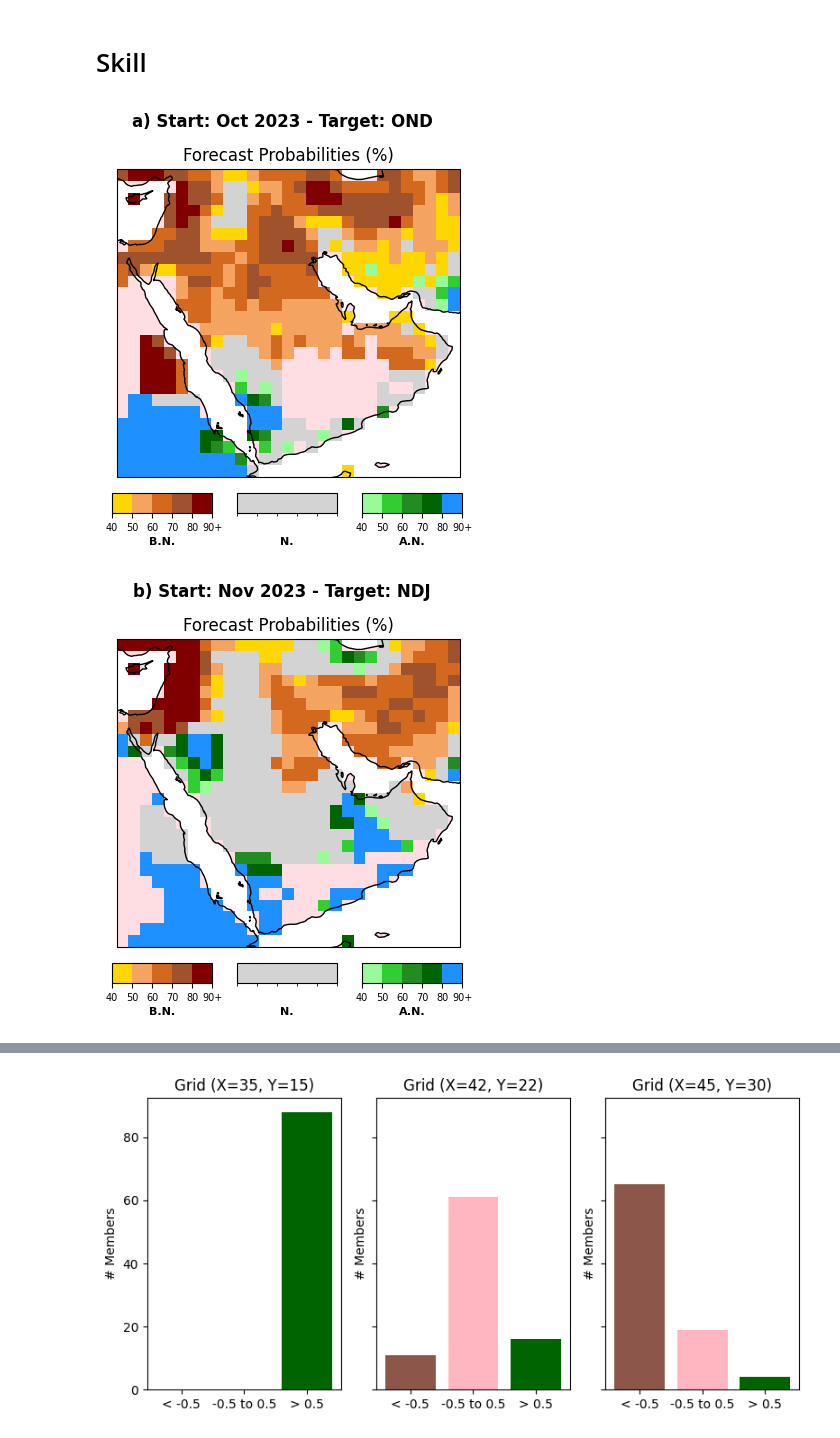
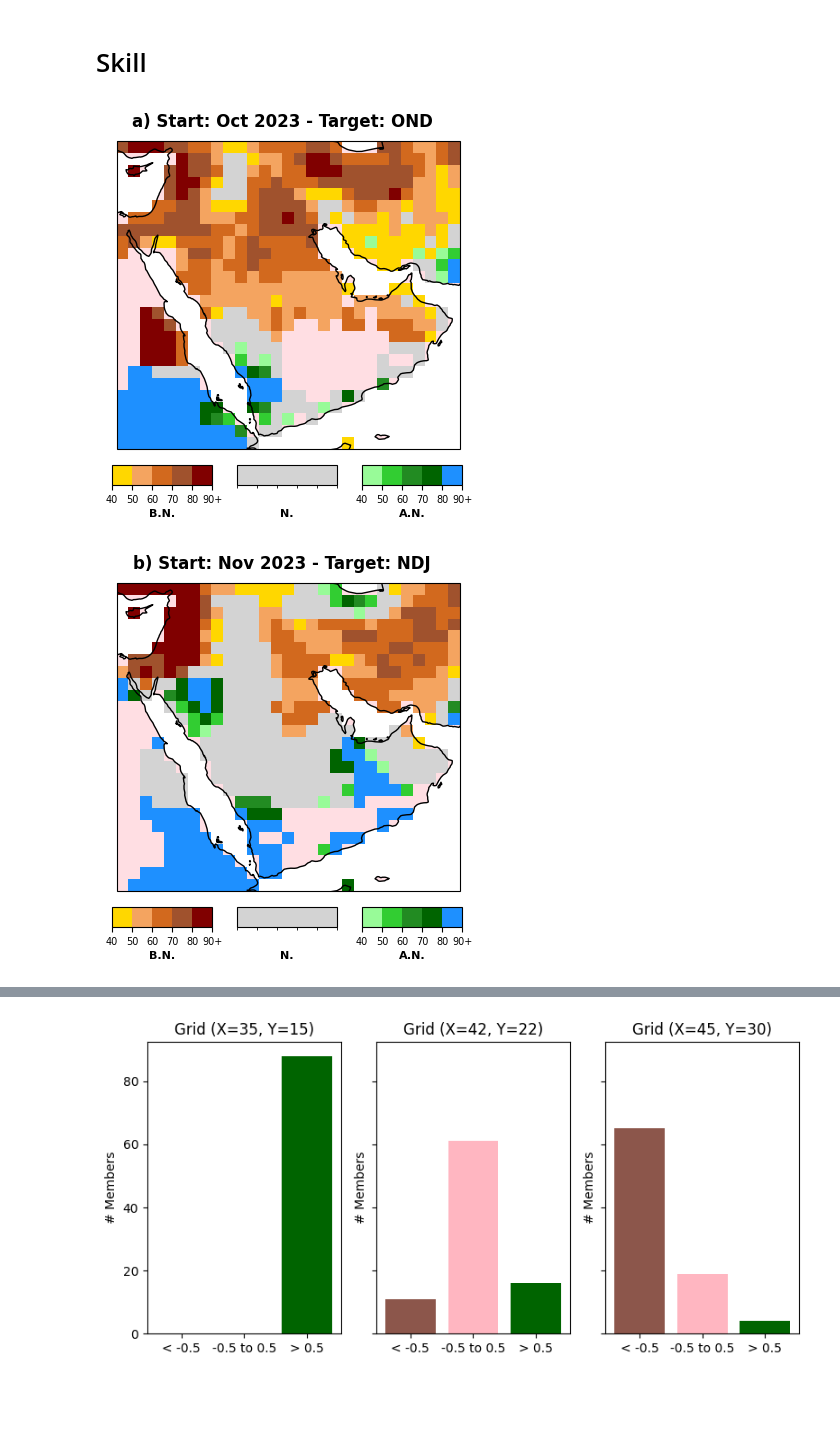
Before and after one commit to emileDesmaili/KAUSTgithub, a Jupyter notebook: SPI3_forecast_2324 PROBA.ipynb, the cells around one changed output, grey strips where cells are left out. Drawn from its saved outputs; the diff is of its cells as text; code cells hidden in the pictures; blank space fills up the shorter version.

Commit message:
plot updates

```diff
--- a/SPI3_forecast_2324 PROBA.ipynb
+++ b/SPI3_forecast_2324 PROBA.ipynb
@@ -386,7 +386,7 @@ Probabilistic forecast shape: (6, 1, 26, 29, 3)
 # %% [markdown]
 # Inspection
 # %%
-
+spi_all_members = xr.load_dataset('data/spi_fcast_all_nmme_members_2324.nc').spi
 spi_all_members.isel(S=4, L=0).sel(Y = 40, X = 30, method="nearest")
 # %% [output]
 <xarray.DataArray 'spi' (M: 88)> Size: 704B
@@ -406,3 +406,28 @@ array([ 2.01856616,  1.23944569,  2.61923336,  1.94917329,  1.60828944,
     L        float64 8B 2.5
     Y        float32 4B 37.0
     X        float32 4B 32.0
+# %%
+# 1. average over X and Y
+spi_members_mean = spi_all_members.mean(dim=['M'])
+
+# 2. convert to DataFrame for plotting
+# dims now: (M, S, L) → flatten L if needed or pick one lead
+df = spi_members_mean.to_dataframe(name="value").reset_index()
+
+# if you want to select one lead time, e.g. L=2.5
+df = df[df["L"] == 2.5]
+
+# 3. pivot for boxplotting
+# group by start date (S) and collect values across models (M)
+box_data = [grp["value"].values for _, grp in df.groupby("S")]
+
+# 4. plot
+fig, ax = plt.subplots(figsize=(5, 5))
+ax.boxplot(box_data, positions=range(len(box_data)))
+ax.set_xticks(range(len(box_data)))
+plt.axhline(y=0, color='k', linestyle='--')
+
+ax.set_xticklabels(['OND', 'NDJ', 'DJF', 'JFM', 'FMA', 'MAM'], fontsize=12, fontdict={'weight': 'bold'})
+ax.set_ylabel("SPI spatial distribution", fontsize=12, fontdict={'weight': 'bold'})
+plt.tight_layout()
+plt.show()
@@ -480,7 +507,6 @@ for start in spi_prob_forecast05['S'].values:
 
     ax.coastlines()
     ax.add_feature(cfeature.LAND, facecolor="lightpink", alpha=0.45)
-    ax.set_title("Forecast Probabilities (%)")
 
     # --- Discrete colorbars (bottom, same placement as before) ---
     cbar_width = 0.2
@@ -503,34 +529,34 @@ for start in spi_prob_forecast05['S'].values:
         else:
             cb = fig.colorbar(
                 im, cax=cax, orientation="horizontal",
                 boundaries=bounds, spacing="uniform", ticks=bounds
             )
             cb.set_ticklabels(["40", "50", "60", "70", "80", "90+"])
             cb.ax.tick_params(labelsize=7)
 
         # add category label under each bar
         x_center = x_start + i*(cbar_width + x_gap) + cbar_width/2
         fig.text(x_center, y_start - 0.06, labels_bottom[i],
                  fontsize=8, fontweight='bold', ha='center', va='top')
 
     # --- Title ---
     plt.suptitle(
         f"{label} Start: {pd.to_datetime(start).strftime('%b %Y')} - Target: {target_season}",
-        fontweight='bold', y=1.02
+        fontweight='bold', y=0.95
     )
 
     #add grid latitude and longitude lines but small fonts
     #gl = ax.gridlines(draw_labels=True)
     #gl.xlabels_top = False
     #l.ylabels_left = False
     #gl.xlabel_style = {'size': 8}
     #gl.ylabel_style = {'size': 8}
 
     plt.savefig(
         f"figures/forecast2324_Proba/spi_fcast_Target_{target_season}_Start_{pd.to_datetime(start).strftime('%b%Y')}.pdf",
-        dpi=300, bbox_inches='tight', pad_inches=0.3
+        dpi=300, bbox_inches='tight', pad_inches=0.1
     )
     plt.show()
 # %% [output]
-[figure, old version]
+[figure, new version]
-[figure, old version]
+[figure, new version]
```
Also changed, not shown: parts of 3 cells of this notebook, 1 other file.
